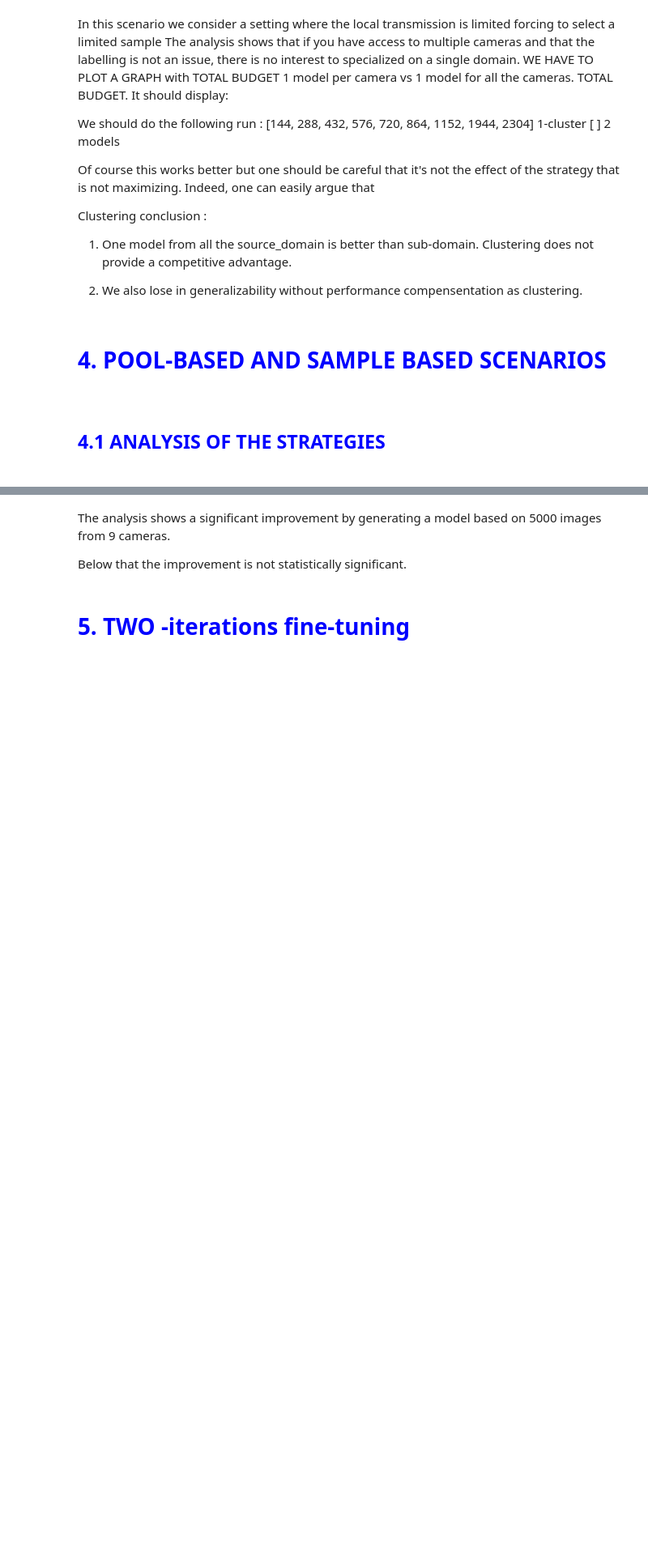
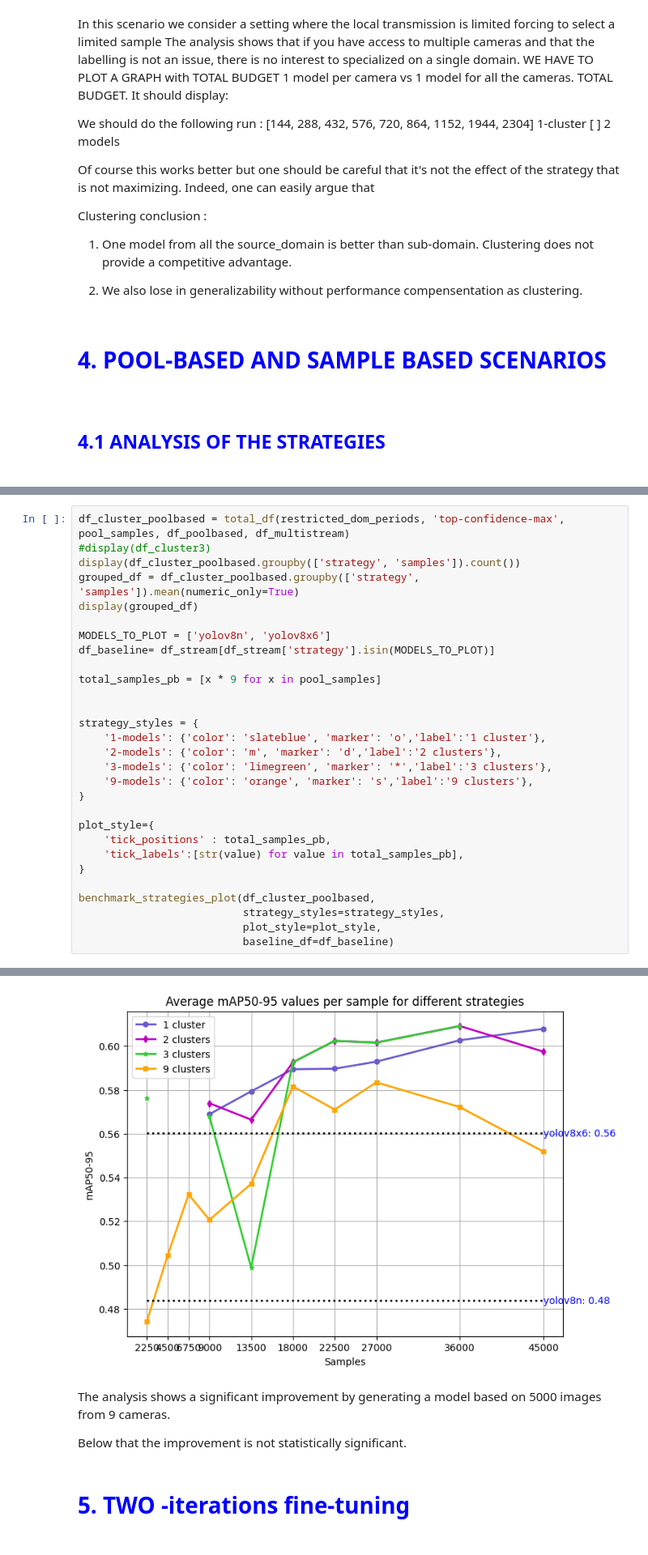
Before and after one commit to manjahdani/CSBAD, a Jupyter notebook: visualization_tools/analysis_journal.ipynb, the cells around one changed output, grey strips where cells are left out. Shown: that part at 81% size. Cells and saved outputs as stored; diff of their text form; blank space fills up the shorter version.

```diff
--- a/visualization_tools/analysis_journal.ipynb
+++ b/visualization_tools/analysis_journal.ipynb
@@ -1250,0 +1289,30 @@ benchmark_strategies_plot(df_cluster_poolbased, baseline_df=df_baseline)
+# %%
+df_cluster_poolbased = total_df(restricted_dom_periods, 'top-confidence-max', pool_samples, df_poolbased, df_multistream)
+#display(df_cluster3)
+display(df_cluster_poolbased.groupby(['strategy', 'samples']).count())
+grouped_df = df_cluster_poolbased.groupby(['strategy', 'samples']).mean(numeric_only=True)
+display(grouped_df)
+
+MODELS_TO_PLOT = ['yolov8n', 'yolov8x6']
+df_baseline= df_stream[df_stream['strategy'].isin(MODELS_TO_PLOT)]
+
+total_samples_pb = [x * 9 for x in pool_samples]
+
+
+strategy_styles = {
+    '1-models': {'color': 'slateblue', 'marker': 'o','label':'1 cluster'},
+    '2-models': {'color': 'm', 'marker': 'd','label':'2 clusters'},
+    '3-models': {'color': 'limegreen', 'marker': '*','label':'3 clusters'},
+    '9-models': {'color': 'orange', 'marker': 's','label':'9 clusters'},
+}
+
+plot_style={
+    'tick_positions' : total_samples_pb,
+    'tick_labels':[str(value) for value in total_samples_pb],
+}
+
+benchmark_strategies_plot(df_cluster_poolbased,
+                          strategy_styles=strategy_styles,
+                          plot_style=plot_style,
+                          baseline_df=df_baseline)
+# %% [output]
@@ -1251,3 +1355,4 @@ benchmark_strategies_plot(df_cluster_poolbased, baseline_df=df_baseline)
+[figure, added]
 # %% [markdown]
 The analysis shows a significant improvement by generating a model based on 5000 images from 9 cameras.
 
```
Also changed, not shown: parts of 16 cells of this notebook.
